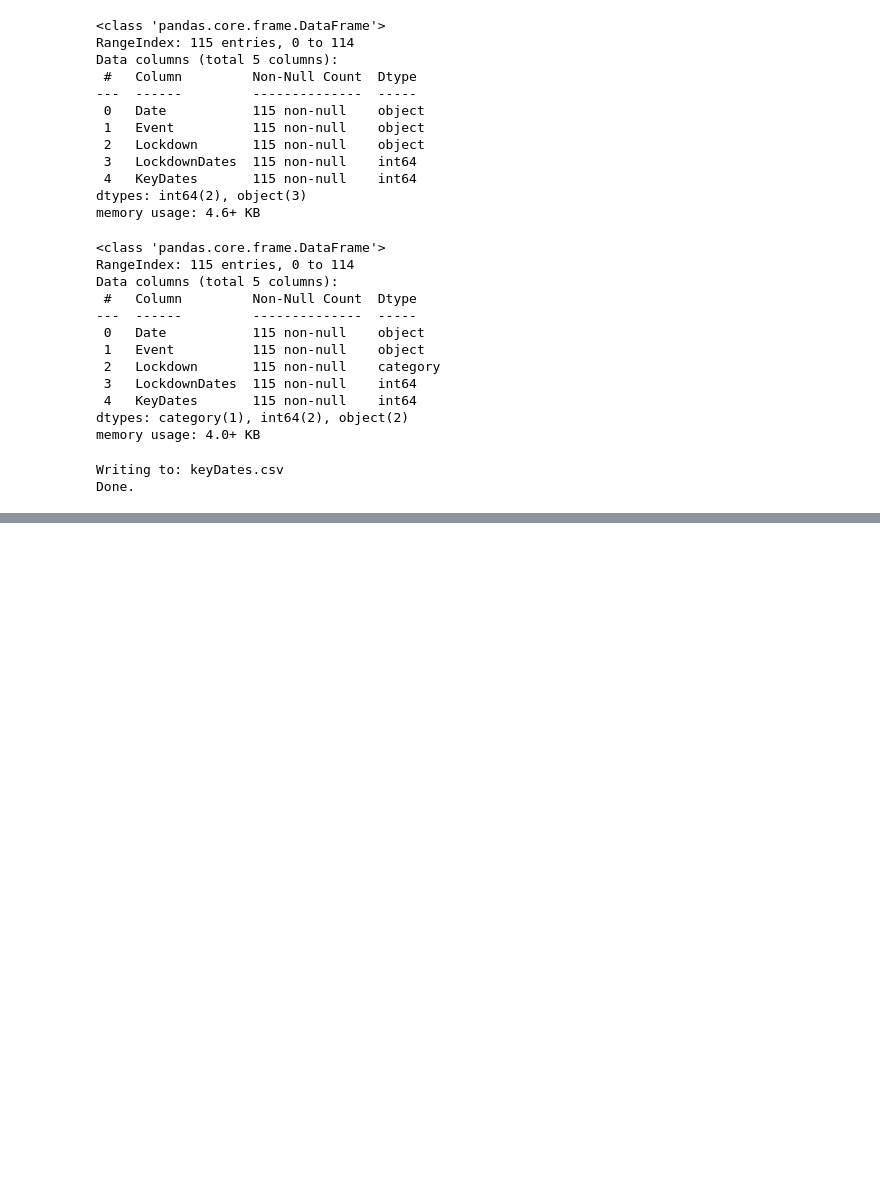
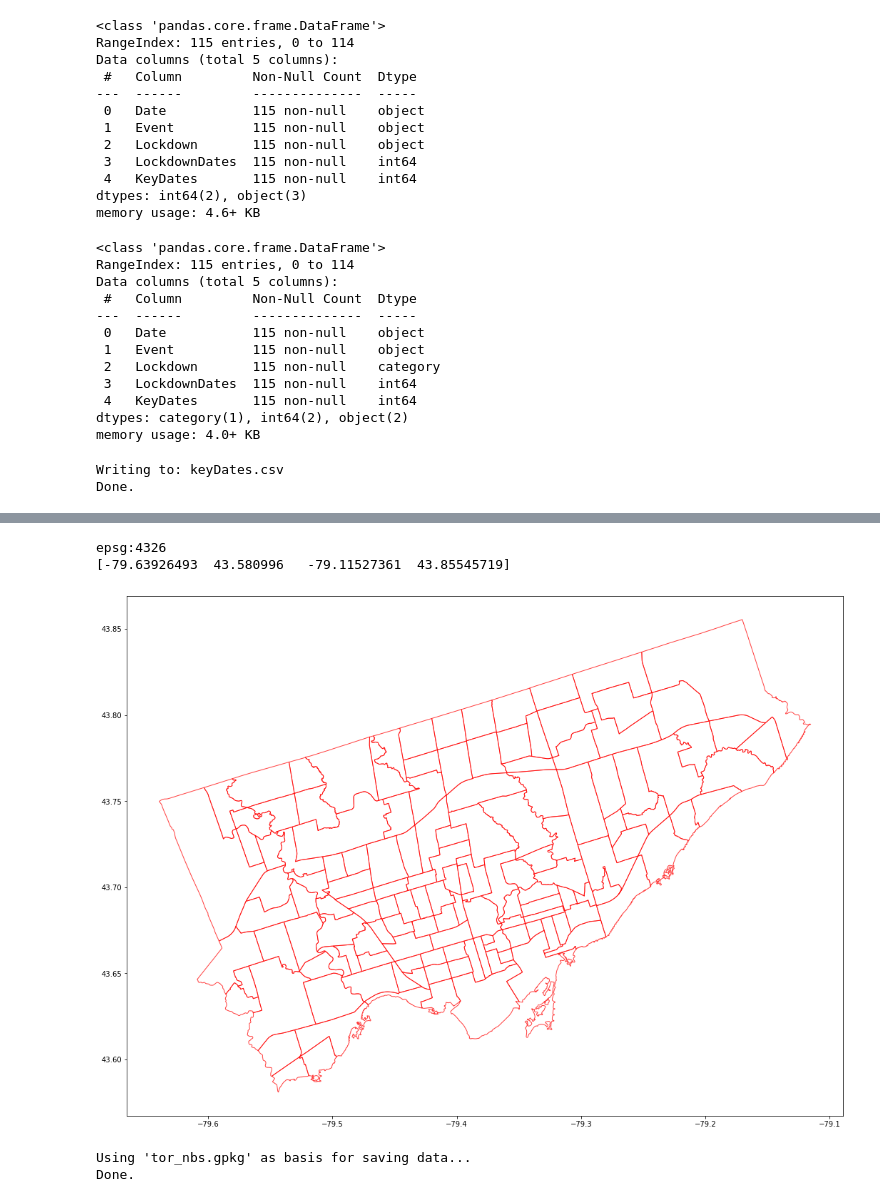
Before and after one commit to MattKavanaugh/dcsa_grp_project, a Jupyter notebook: eda_and_cleaning.ipynb, the cells around one changed output, grey strips where cells are left out. Saved outputs shown, nothing was run; the diff lists cells and outputs as text; code cells hidden in the pictures; blank space fills up the shorter version.

Commit message:
EDA and data cleaning complete

```diff
--- a/eda_and_cleaning.ipynb
+++ b/eda_and_cleaning.ipynb
@@ -877,3 +1063,10 @@ print("Done.")
 # %% [output]
 Writing to: keyDates.csv
 Done.
+# %%
+# now let's look at the neighbourhood boundaries
+# read in json file
+tor_nbs = gpd.read_file('https://ckan0.cf.opendata.inter.prod-toronto.ca/dataset/4def3f65-2a65-4a4f-83c4-b2a4aed72d46/resource/9ce32bd1-91ac-4422-925a-bdc256702756/download/Neighbourhoods%20-%20historical%20140.geojson')
+
+# confirm load
+tor_nbs.head()
@@ -879,0 +1108,9 @@ Done.
+# %%
+# drop columns we don't need - we only need to be able to match neighbourhood geography to Hood_ID and Neighbourhood columns within the crimeData table
+cols2drop8 = ['AREA_ID', 'AREA_ATTR_ID', 'PARENT_AREA_ID', 'AREA_DESC', 'CLASSIFICATION', 'CLASSIFICATION_CODE', 'OBJECTID']
+for col in tor_nbs.columns:
+    if col in cols2drop8:
+        tor_nbs.drop(col, inplace=True, axis=1)
+
+# confirm reduced dataframe
+tor_nbs.info()
@@ -879,0 +1139,6 @@ Done.
+# %%
+# 1 - rename area name column to Neighbourhood to match our data
+tor_nbs.rename(columns={'AREA_NAME': 'Neighbourhood'}, inplace=True)
+
+# check to confirm
+tor_nbs.head()
@@ -879,0 +1189,12 @@ Done.
+# %%
+# confirmed, they are identifcal, we will delete AREA_LONG_CODE...
+cols2drop9 = ['AREA_LONG_CODE']
+for col in tor_nbs.columns:
+    if col in cols2drop9:
+        tor_nbs.drop(col, inplace=True, axis=1)
+
+# .. and change the name of AREA_SHORT_CODE to Hood_ID
+tor_nbs.rename(columns={'AREA_SHORT_CODE': 'Hood_ID'}, inplace=True)
+
+# confirm changes
+tor_nbs.head()
@@ -879,0 +1208,31 @@ Done.
+# %%
+# check plot
+print(tor_nbs.geometry.crs)
+print(tor_nbs.total_bounds)
+ax = tor_nbs.plot(figsize=(18,14),
+                  edgecolor='red',
+                  facecolor='none',
+                  linewidth=1,
+                  alpha=0.75)
+# %% [output]
+epsg:4326
+[-79.63926493  43.580996   -79.11527361  43.85545719]
+[figure, added]
+# %%
+# save tor_nbs as a geodataframe
+
+# Set save location
+path = os.path.join('data','geo')
+fn = 'tor_nbs.gpkg'
+
+if not os.path.exists(path):
+    print(f"Creating {path} under {os.getcwd()}")
+    os.makedirs(path)
+
+print(f"Using '{fn}' as basis for saving data...")
+
+tor_nbs.to_file(os.path.join(path,fn), driver='GPKG')
+print("Done.")
+# %% [output]
+Using 'tor_nbs.gpkg' as basis for saving data...
+Done.
```
Also changed, not shown: parts of 65 cells of this notebook, 6 other files.
